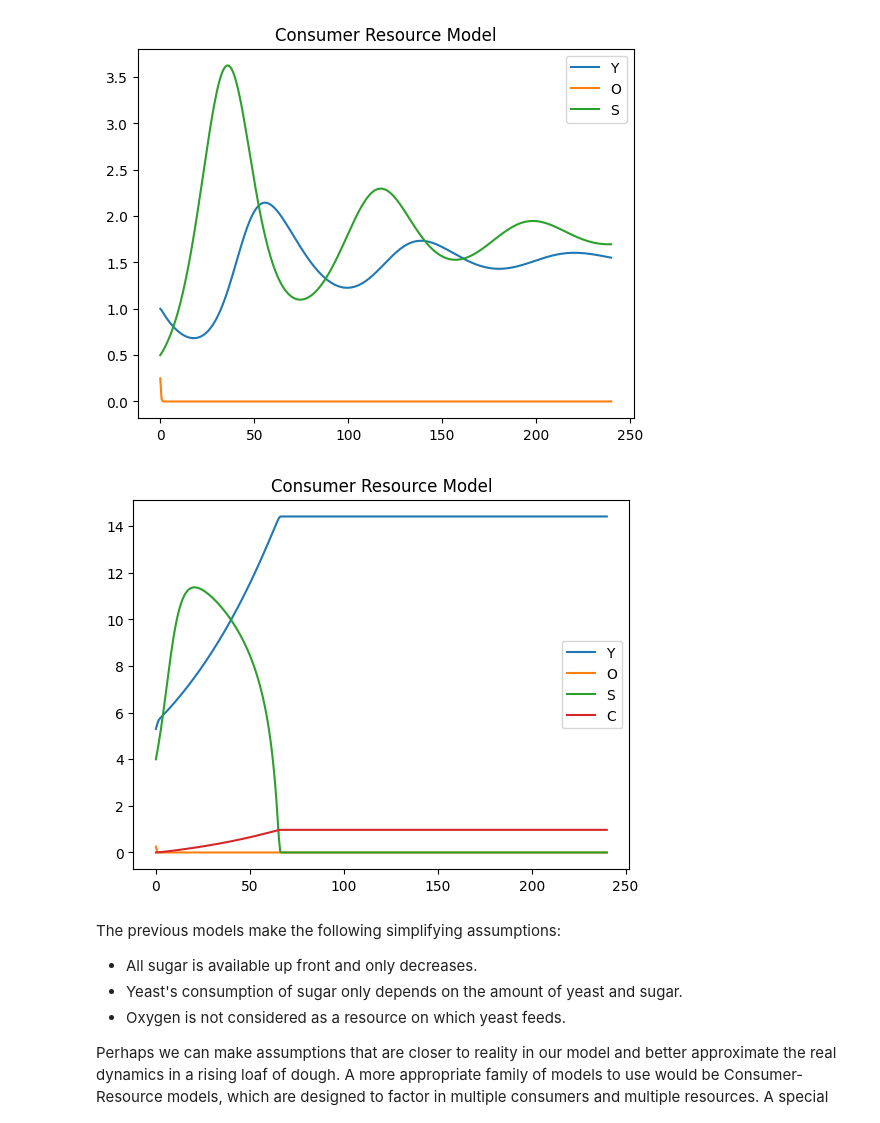
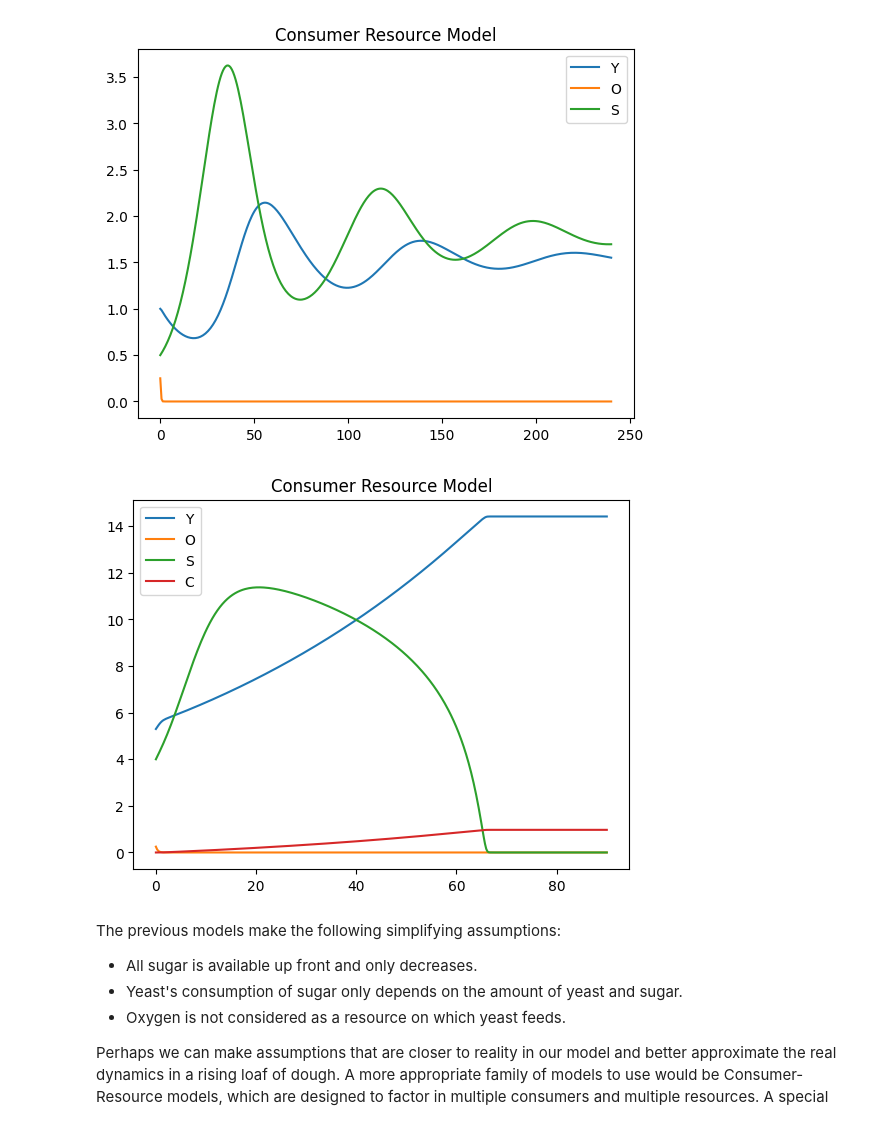
Before and after one commit to EthanPrimes/modeling_yeast_spread, a Jupyter notebook: mcrm_experiments.ipynb, the cells around one changed output. Cells and saved outputs as stored; diff of their text form; code cells hidden in the pictures.

```diff
--- a/mcrm_experiments.ipynb
+++ b/mcrm_experiments.ipynb
@@ -93,35 +93,35 @@ def solve_and_graph(params):
 
         uS = cs * S / (ks + S)
         uO = co * O
 
         wseff = wana + (waer - wana) * fO
 
         dY = Y * (wo * uO + wseff * uS - m)
         dO = -uO * Y
         dS = rs * S * (1 - (S / ps)) - uS * Y
         dC = Y * uS * (1 - fO) * .0111
 
         return np.array([dY, dO, dS, dC])
 
-    t0, tf = 0, 240
+    t0, tf = 0, 90
     t_eval = np.linspace(t0, tf, 360)
 
     y0 = np.array([Y_0, O_0, S_0, C_0])
 
     sol = solve_ivp(ode, (t0, tf), y0, t_eval=t_eval)
 
     plt.plot(t_eval, sol.y[0, :], label='Y')
     plt.plot(t_eval, sol.y[1, :], label='O')
     plt.plot(t_eval, sol.y[2, :], label='S')
     plt.plot(t_eval, sol.y[3, :], label='C')
     plt.title("Consumer Resource Model")
     plt.legend()
 
     plt.show()
 
 solve_and_graph(params)
 # %% [output]
-[figure, old version]
+[figure, new version]
 # %% [markdown]
 The previous models make the following simplifying assumptions:
 
```
Also changed, not shown: parts of 8 cells of this notebook.
